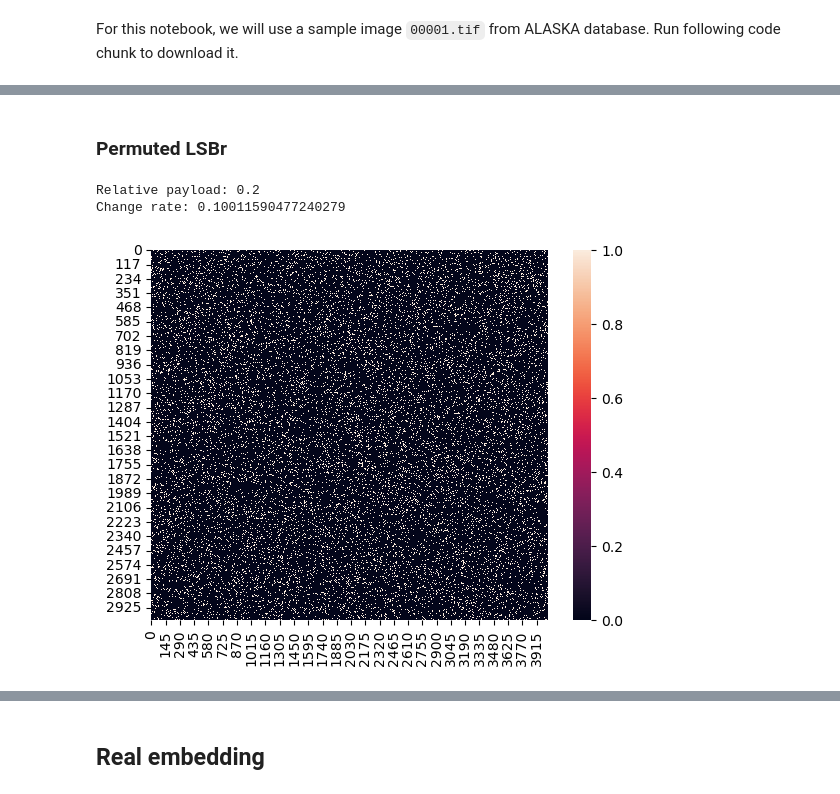
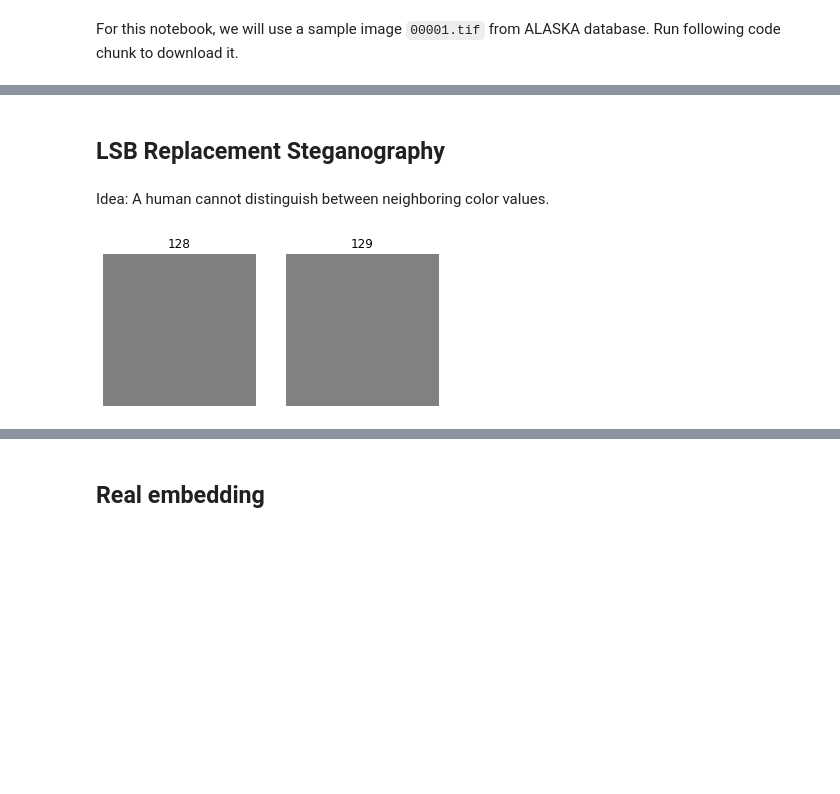
Before and after one commit to uibk-uncover/mip-stego-demo, a Jupyter notebook: notebooks/2_lsbr_full.ipynb, the cells around one changed output, grey strips where cells are left out. Cells and saved outputs as stored; diff of their text form; code cells hidden in the pictures; blank space fills up the shorter version.

Commit message:
work on LSBr

```diff
--- a/notebooks/2_lsbr_full.ipynb
+++ b/notebooks/2_lsbr_full.ipynb
@@ -69,19 +57,12 @@ sns.heatmap(np.abs(y.astype('int') - x));
-# %% [markdown]
-### Permuted LSBr
-# %%
-probability = np.ones(x.shape, dtype='float64') * alpha / e
-rng = np.random.default_rng(12345)
-to_be_changed = rng.random(x.shape) < probability
-print('Relative payload:', alpha)
-print('Change rate:', np.mean(to_be_changed))
-# modify
-y = x.copy()
-y[to_be_changed & (x % 2 == 0)] += 1
-y[to_be_changed & (x % 2 != 0)] -= 1
-# %% [output]
-Relative payload: 0.2
-Change rate: 0.10011590477240279
-# %%
-sns.heatmap(np.abs(y.astype('int') - x));
-# %% [output]
-[figure, removed]
+# %% [markdown]
+## LSB Replacement Steganography
+# %% [markdown]
+Idea: A human cannot distinguish between neighboring color values.
+# %%
+fig, ax = plt.subplots(1, 2, sharey=True)
+for i, v in enumerate([0, 1]):
+    ax[i].imshow([[128+v]], vmin=0, vmax=255, cmap='gray');
+    ax[i].set_title(f'{128+v}');
+    ax[i].axis('off');
+# %% [output]
+[figure, added]
```
Also changed, not shown: parts of 60 cells of this notebook.
